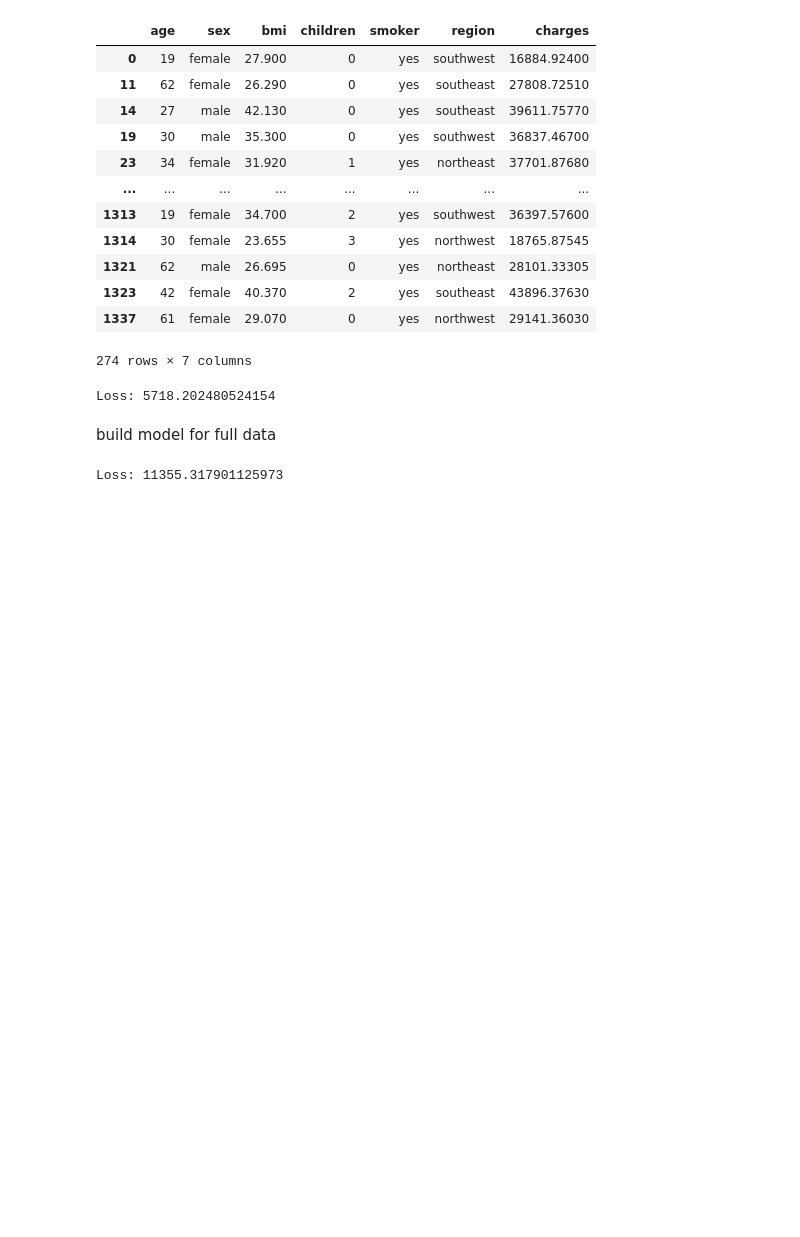
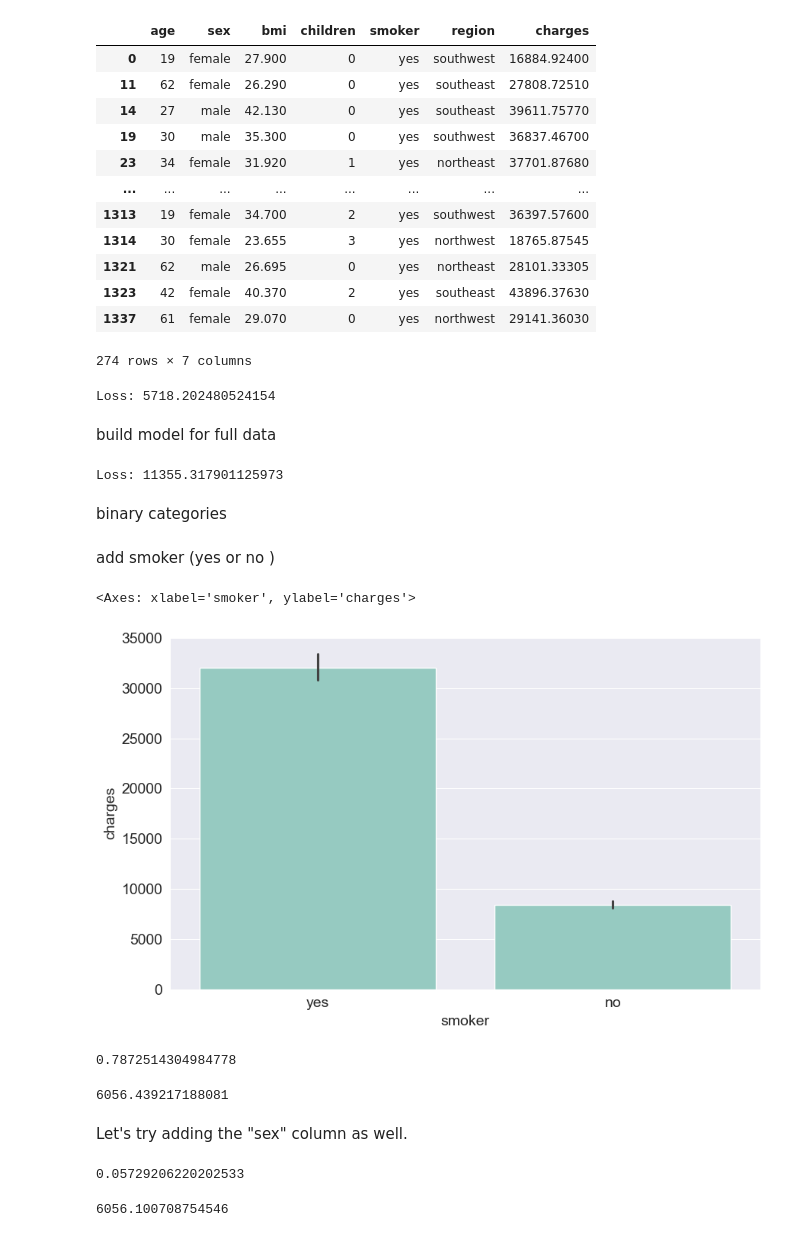
Before and after one commit to Rishabh2170/health-insurance-cost-predictor, a Jupyter notebook: l1.ipynb, the cells around one changed output. Saved outputs shown, nothing was run; the diff lists cells and outputs as text; code cells hidden in the pictures; blank space fills up the shorter version.

```diff
--- a/l1.ipynb
+++ b/l1.ipynb
@@ -576,3 +577,12 @@ loss = rmse(predictions , targets)
 print(f'Loss: {loss}')
 # %% [output]
 Loss: 11355.317901125973
+# %% [markdown]
+binary categories
+# %% [markdown]
+add smoker (yes or no )
+# %%
+sns.barplot(data=medical_df,x= 'smoker' , y = 'charges')
+# %% [output]
+<Axes: xlabel='smoker', ylabel='charges'>
+[figure, added]
@@ -578,0 +592,20 @@ Loss: 11355.317901125973
+# %%
+print(medical_df.charges.corr(medical_df.smoker_code))
+# %% [output]
+0.7872514304984778
+# %%
+inputs = medical_df[['age' , 'bmi' , 'children' , 'smoker_code']]
+targets = medical_df['charges']
+
+model = LinearRegression().fit(inputs,targets)
+
+predictions = model.predict(inputs)
+
+loss = rmse(predictions,targets)
+print(loss)
+
+#now the loss came from 11355 to 6056 with just the smoker codes , so never leave out the categorial data
+# %% [output]
+6056.439217188081
+# %% [markdown]
+Let's try adding the "sex" column as well.
@@ -578,0 +615,16 @@ Loss: 11355.317901125973
+# %%
+print(medical_df.charges.corr(medical_df.sex_code))
+# %% [output]
+0.05729206220202533
+# %%
+inputs = medical_df[['age' , 'children' , 'sex_code' , 'smoker_code' , 'bmi']]
+targets = medical_df['charges']
+
+model = LinearRegression().fit(inputs,targets)
+
+predictions = model.predict(inputs)
+
+loss = rmse(predictions,targets)
+print(loss)
+# %% [output]
+6056.100708754546
```
Also changed, not shown: parts of 38 cells of this notebook.
